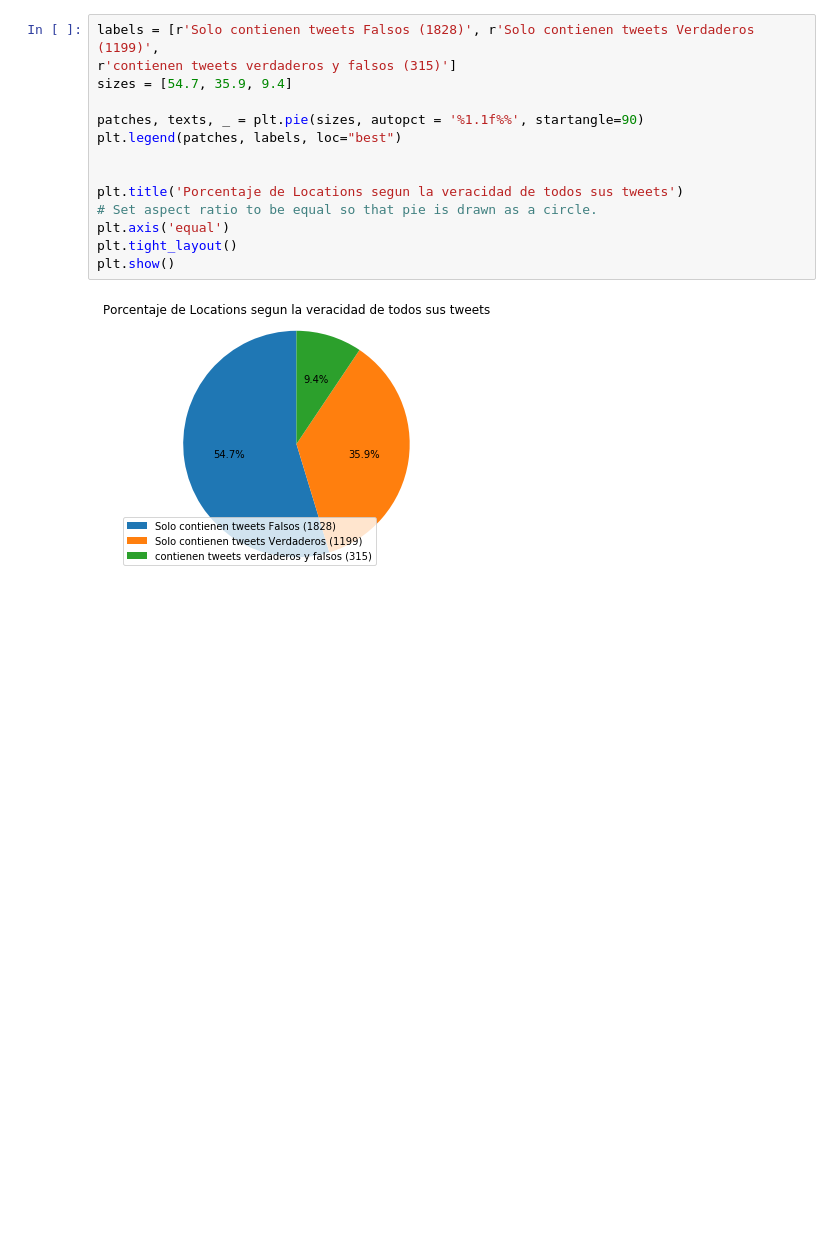
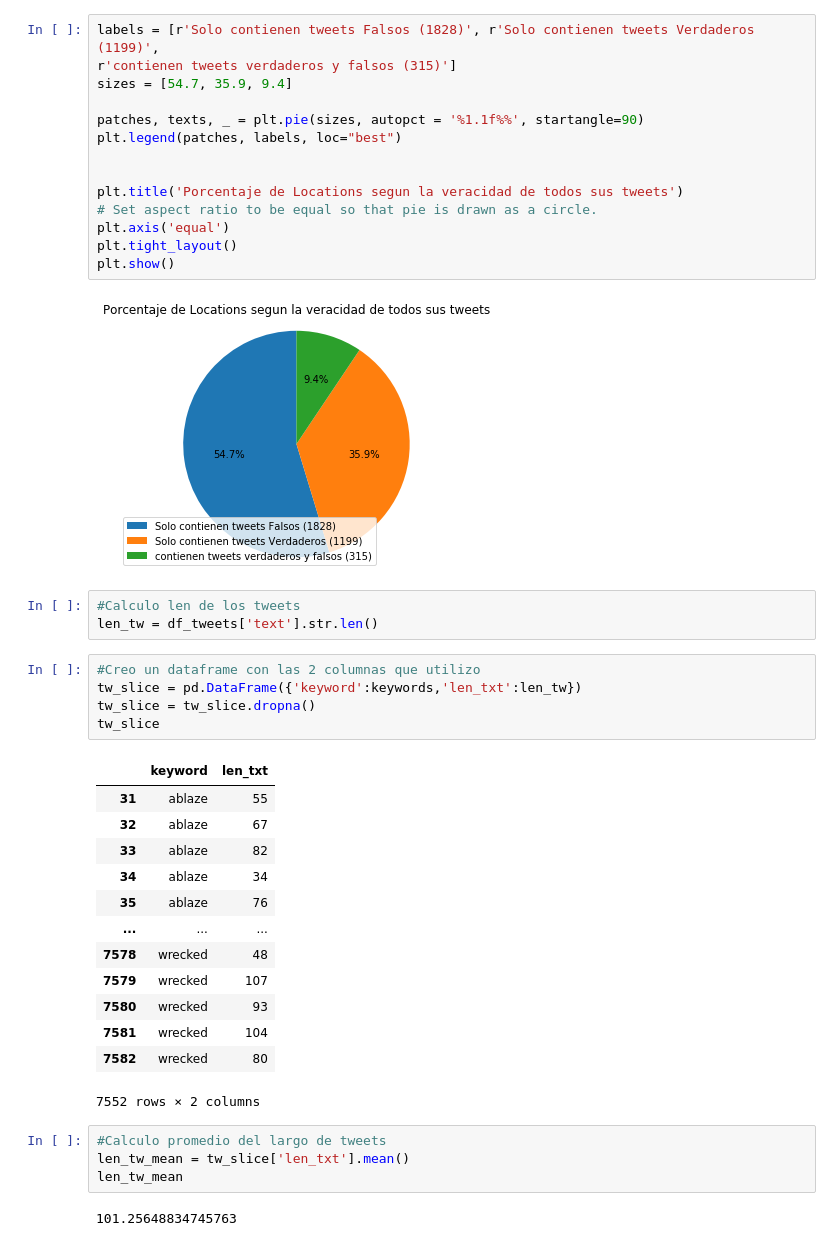
Before and after one commit to NicoGarofalo/TPDatos, a Jupyter notebook: TP1.ipynb, the cells around one changed output. Cells and saved outputs as stored; diff of their text form; blank space fills up the shorter version.

Commit message:
Agrego calculos con len tw

```diff
--- a/TP1.ipynb
+++ b/TP1.ipynb
@@ -434,3 +434,31 @@ plt.tight_layout()
 plt.show()
 # %% [output]
 [figure]
+# %%
+#Calculo len de los tweets
+len_tw = df_tweets['text'].str.len()
+# %%
+#Creo un dataframe con las 2 columnas que utilizo
+tw_slice = pd.DataFrame({'keyword':keywords,'len_txt':len_tw})
+tw_slice = tw_slice.dropna()
+tw_slice
+# %% [output]
+|  | keyword | len_txt |
+| 31 | ablaze | 55 |
+| 32 | ablaze | 67 |
+| 33 | ablaze | 82 |
+| 34 | ablaze | 34 |
+| 35 | ablaze | 76 |
+| ... | ... | ... |
+| 7578 | wrecked | 48 |
+| 7579 | wrecked | 107 |
+| 7580 | wrecked | 93 |
+| 7581 | wrecked | 104 |
+| 7582 | wrecked | 80 |
+7552 rows × 2 columns
+# %%
+#Calculo promedio del largo de tweets
+len_tw_mean = tw_slice['len_txt'].mean()
+len_tw_mean
+# %% [output]
+101.25648834745763
```
Also changed, not shown: parts of 17 cells of this notebook.
